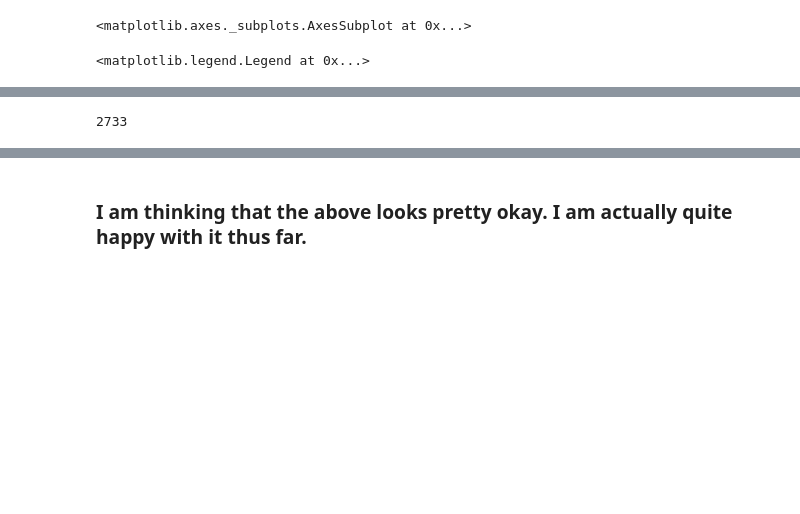
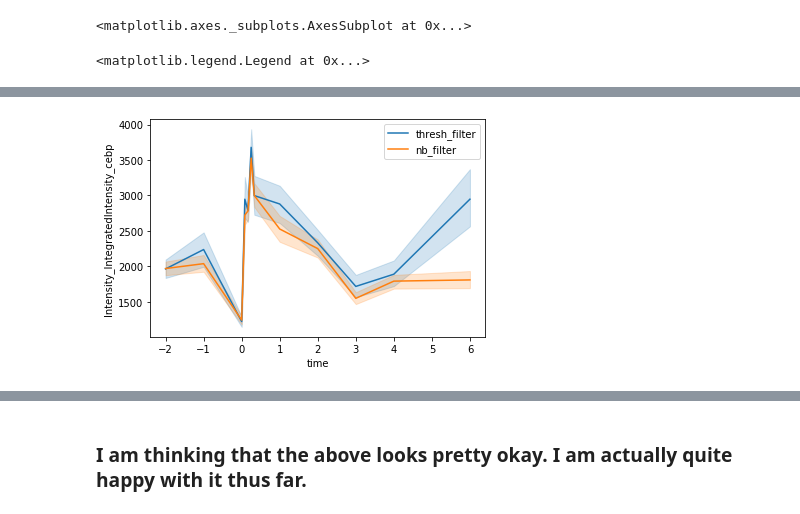
Before and after one commit to tdaugird/Legant_lab, a Jupyter notebook: 200217_adipogen_zstacks/datases1_and2/dcts_output/segm_exp_analysis_nb_parsed.ipynb, the cells around one changed output, grey strips where cells are left out. Cells and saved outputs as stored; diff of their text form; code cells hidden in the pictures; blank space fills up the shorter version.

```diff
--- a/200217_adipogen_zstacks/datases1_and2/dcts_output/segm_exp_analysis_nb_parsed.ipynb
+++ b/200217_adipogen_zstacks/datases1_and2/dcts_output/segm_exp_analysis_nb_parsed.ipynb
@@ -168,7 +176,7 @@ df1['in_object'] = model.predict(x_train_df1) # add predictions to the df
 df1_nb_parsed = df1.loc[df1.in_object == 1] # keep only the predicted values
 
 df2['in_object'] = model.predict(x_train_df2)
-df2_nb_parsed = df1.loc[df1.in_object == 1]
+df2_nb_parsed = df2.loc[df2.in_object == 1]
 # %%
 '''create parsed data frames using original parameters'''
 df1_thresh_parsed = df1.loc[df1.AreaShape_Area > 20000]
@@ -211,7 +229,11 @@ plt.show()
-# %%
-len(df2)
-# %% [output]
-2733
+# %%
+ax = sns.lineplot(df2_thresh_parsed.time, df2_thresh_parsed.Intensity_IntegratedIntensity_cebp)
+ax = sns.lineplot(df2_nb_parsed.time, df2_nb_parsed.Intensity_IntegratedIntensity_cebp)
+
+plt.legend(['thresh_filter', 'nb_filter'])
+plt.show()
+# %% [output]
+[figure, added]
 # %%
 ax = sns.lineplot(df1_nb_parsed.time, df1_nb_parsed.Intensity_IntegratedIntensity_cebp, color = 'm')
 ax = sns.lineplot(df2_nb_parsed.time, df2_nb_parsed.Intensity_IntegratedIntensity_cebp, color = 'y')
```
Also changed, not shown: parts of 10 cells of this notebook, 3 other files.
